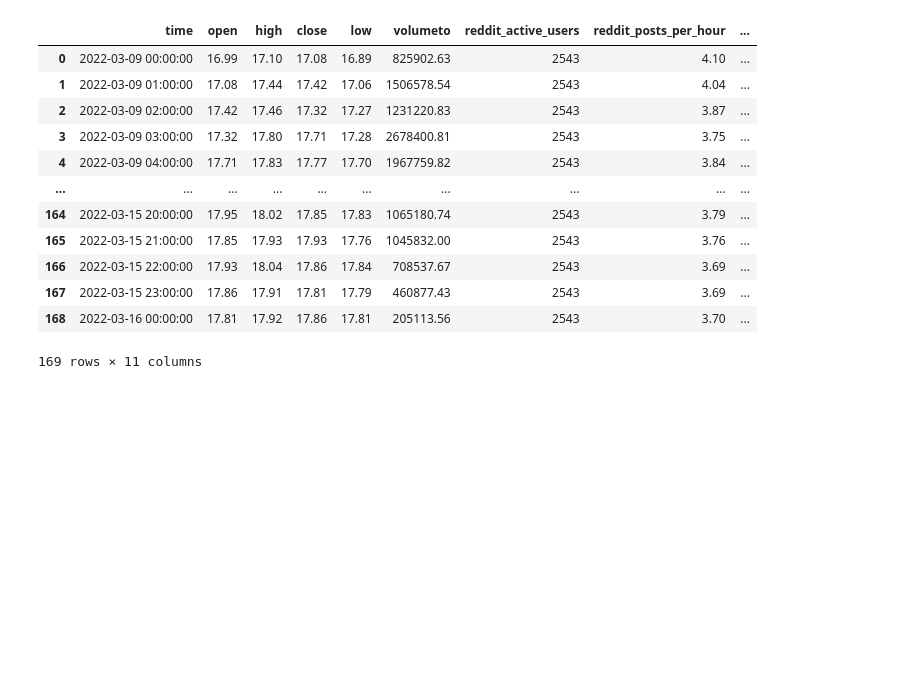
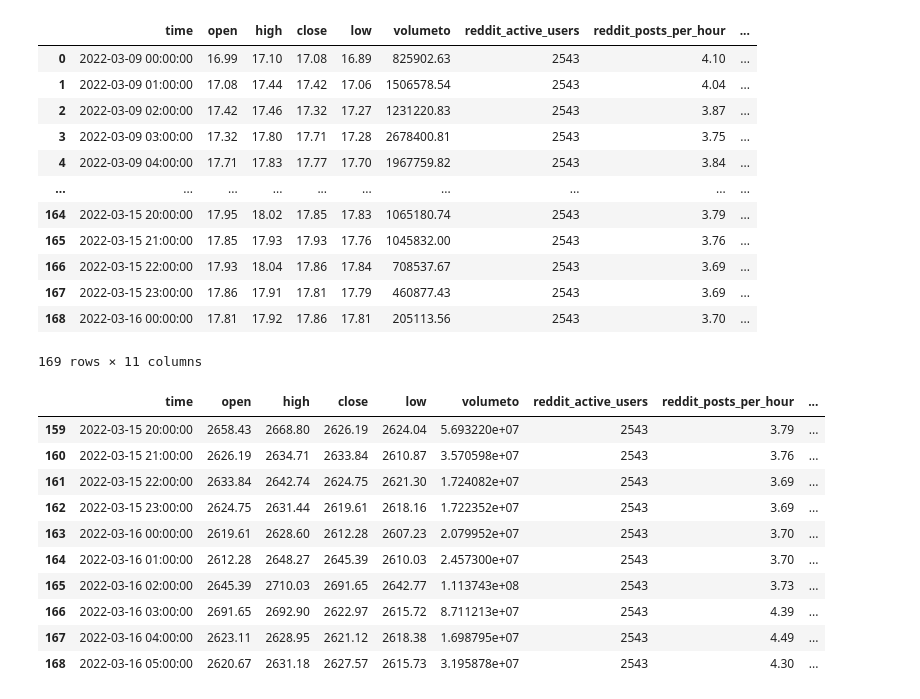
Before and after one commit to sharonwu827/Automated-trading, a Jupyter notebook: CryptoPatternDetection/GAF-CNN-HC/load_test.ipynb, the cells around one changed output. Drawn from its saved outputs; the diff is of its cells as text; code cells hidden in the pictures; blank space fills up the shorter version.

```diff
--- a/CryptoPatternDetection/GAF-CNN-HC/load_test.ipynb
+++ b/CryptoPatternDetection/GAF-CNN-HC/load_test.ipynb
@@ -276,3 +275,18 @@ df
 | 167 | 2022-03-15 23:00:00 | 17.86 | 17.91 | 17.81 | 17.79 | 460877.43 | 2543 | 3.69 | ... |
 | 168 | 2022-03-16 00:00:00 | 17.81 | 17.92 | 17.86 | 17.81 | 205113.56 | 2543 | 3.70 | ... |
 169 rows × 11 columns
+# %%
+df = pd.read_csv('./temp/ETH_USD_result.csv')
+df.tail(10)
+# %% [output]
+|  | time | open | high | close | low | volumeto | reddit_active_users | reddit_posts_per_hour | ... |
+| 159 | 2022-03-15 20:00:00 | 2658.43 | 2668.80 | 2626.19 | 2624.04 | 5.693220e+07 | 2543 | 3.79 | ... |
+| 160 | 2022-03-15 21:00:00 | 2626.19 | 2634.71 | 2633.84 | 2610.87 | 3.570598e+07 | 2543 | 3.76 | ... |
+| 161 | 2022-03-15 22:00:00 | 2633.84 | 2642.74 | 2624.75 | 2621.30 | 1.724082e+07 | 2543 | 3.69 | ... |
+| 162 | 2022-03-15 23:00:00 | 2624.75 | 2631.44 | 2619.61 | 2618.16 | 1.722352e+07 | 2543 | 3.69 | ... |
+| 163 | 2022-03-16 00:00:00 | 2619.61 | 2628.60 | 2612.28 | 2607.23 | 2.079952e+07 | 2543 | 3.70 | ... |
+| 164 | 2022-03-16 01:00:00 | 2612.28 | 2648.27 | 2645.39 | 2610.03 | 2.457300e+07 | 2543 | 3.70 | ... |
+| 165 | 2022-03-16 02:00:00 | 2645.39 | 2710.03 | 2691.65 | 2642.77 | 1.113743e+08 | 2543 | 3.73 | ... |
+| 166 | 2022-03-16 03:00:00 | 2691.65 | 2692.90 | 2622.97 | 2615.72 | 8.711213e+07 | 2543 | 4.39 | ... |
+| 167 | 2022-03-16 04:00:00 | 2623.11 | 2628.95 | 2621.12 | 2618.38 | 1.698795e+07 | 2543 | 4.49 | ... |
+| 168 | 2022-03-16 05:00:00 | 2620.67 | 2631.18 | 2627.57 | 2615.73 | 3.195878e+07 | 2543 | 4.30 | ... |
```
Also changed, not shown: parts of 9 cells of this notebook, 9 other files.
